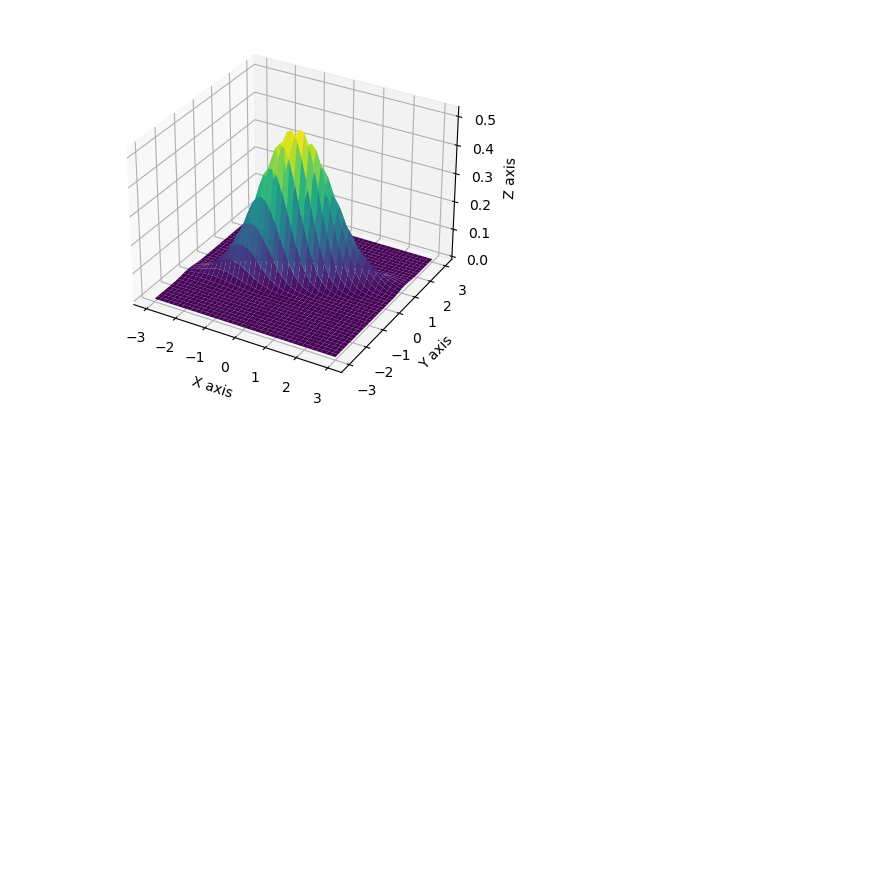
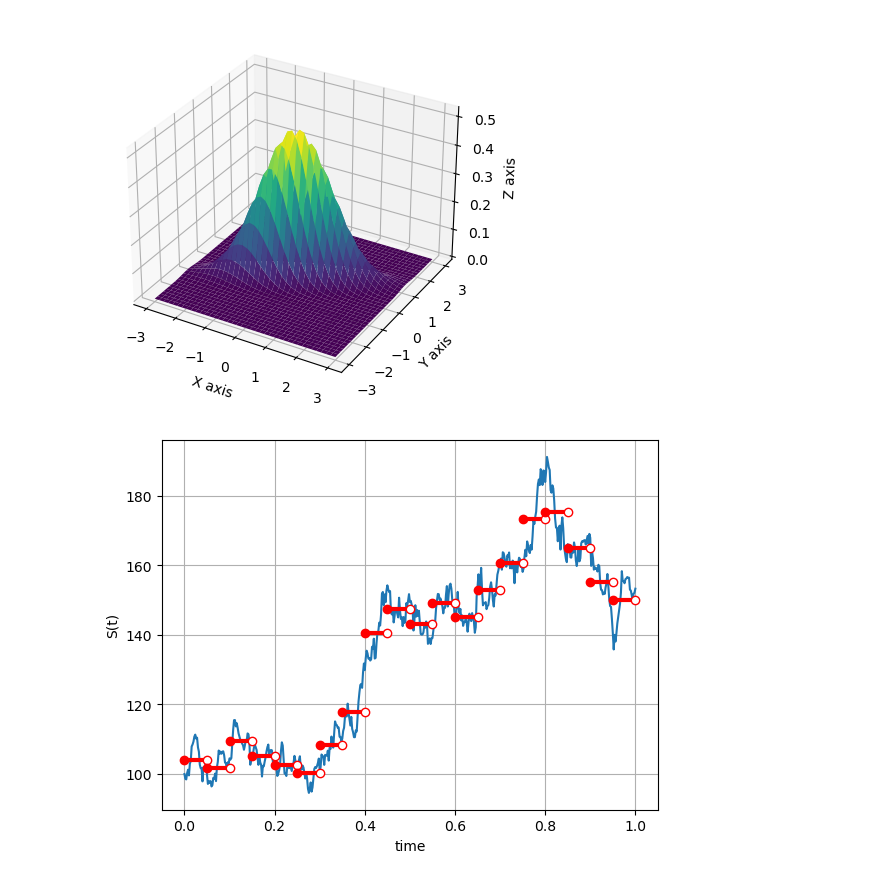
Before and after one commit to AleksandrMorozov123/My-self-educate, a Jupyter notebook: python-mathematical-modeling.ipynb, the cells around one changed output. Saved outputs shown, nothing was run; the diff lists cells and outputs as text; code cells hidden in the pictures; blank space fills up the shorter version.

```diff
--- a/python-mathematical-modeling.ipynb
+++ b/python-mathematical-modeling.ipynb
@@ -127,3 +127,59 @@ BivariateNormalPDFPlot ()
 [figure]
 [figure]
 [figure]
+# %%
+# import required libraries
+from scipy.interpolate import interp1d
+from scipy import integrate
+
+# create a random step function, approximating a stochastic fucntion g(t) with m = 10
+def GeneratePathsGBMABM (NoOfPaths, NoOfSteps, T, r, sigma, S_0):
+    Z = np.random.normal (0.0,1.0, [NoOfPaths, NoOfSteps])
+    X = np.zeros ([NoOfPaths, NoOfSteps+1])
+    time = np.zeros ([NoOfSteps + 1])
+
+    X[:,0] = np.log (S_0)
+
+    dt = T / float (NoOfSteps)
+    for i in range (0, NoOfSteps):
+        # making sure that samples from a normal have mean 0 and variance 1
+        if NoOfPaths > 1: Z [:, 1] = (Z[:, i] - np.mean (Z[:, i])) / np.std (Z[:, i])
+        X [:, i+1] = X [:, i] + (r - 0.5 * sigma * sigma) * dt + sigma * np.power (dt, 0.5) * Z [:, i]
+        time [i+1] = time [i] + dt
+    # compute exponent of ABM
+    S = np.exp (X)
+    paths = {'time':time, 'S':S}
+    return paths
+
+def mainCalculation ():
+    NoOfPaths = 1
+    NoOfSteps = 500
+    T = 1
+    r = 0.05
+    sigma = 0.4
+    S_0 = 100
+
+    Paths = GeneratePathsGBMABM (NoOfPaths, NoOfSteps, T, r, sigma, S_0)
+    timeGrid = Paths ['time']
+    S = Paths ['S']
+
+    plt.figure (1)
+    plt.plot (timeGrid, np.transpose (S))
+    plt.grid ()
+    plt.xlabel ('time')
+    plt.ylabel ('S(t)')
+
+    m = 20
+    pathNumber = 0
+    f = interp1d (timeGrid, S [pathNumber, :])
+
+    for k in range (1, m*T+1):
+        tGrid = np.linspace (float ((k-1))/m, float (k)/m, 100)
+        g_m =  m * integrate.trapezoid (np.squeeze (f(tGrid)), np.squeeze (tGrid))
+        plt.plot (tGrid, g_m * np.ones ([len (tGrid), 1]), '-r', linewidth = 3.0)
+        plt.plot (tGrid [0], g_m, 'or')
+        plt.plot (tGrid [-1], g_m, 'or', markerfacecolor = [1, 1, 1])
+
+mainCalculation ()
+# %% [output]
+[figure, added]
```
Also changed, not shown: parts of 1 cell of this notebook.
